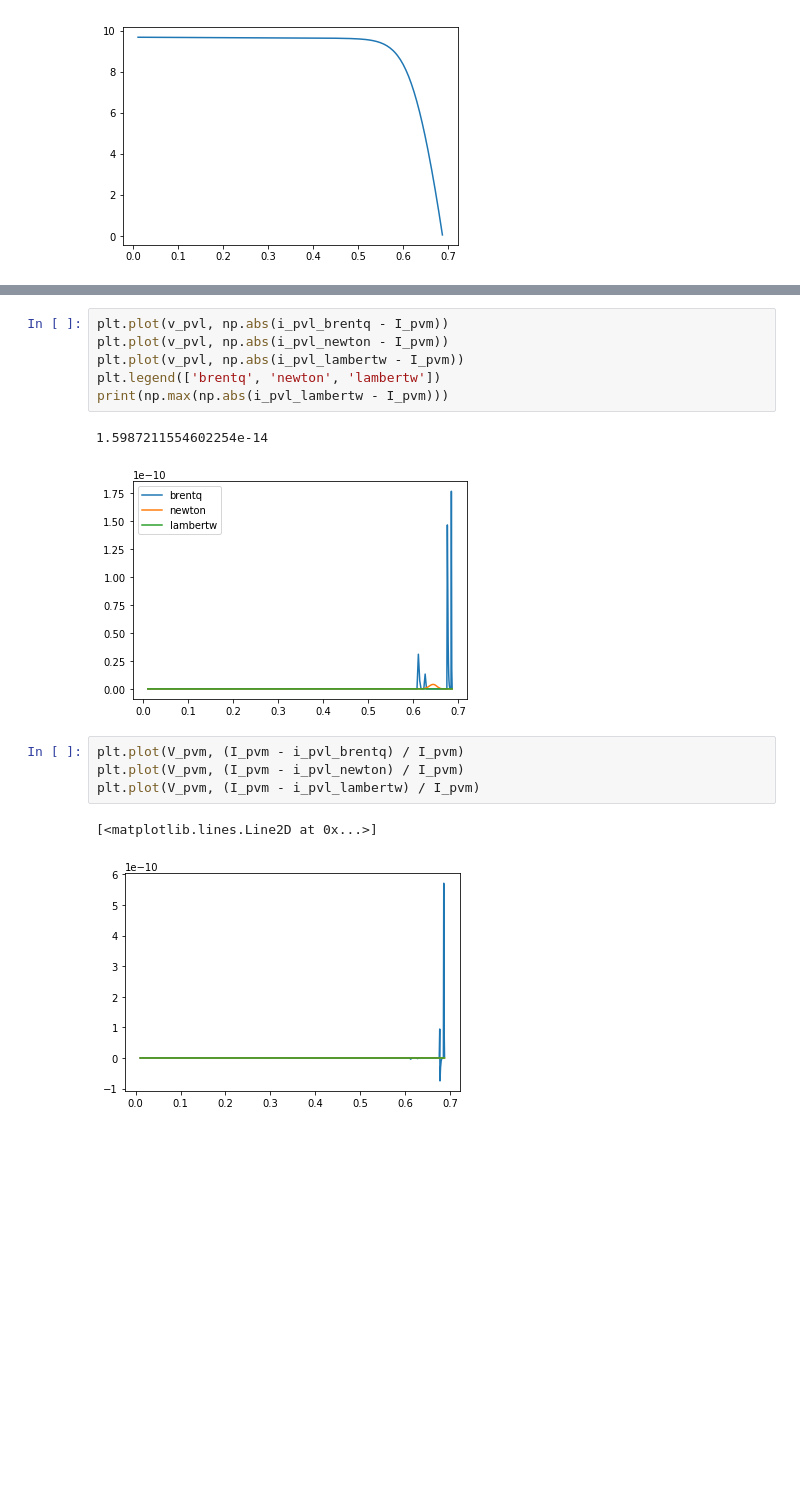
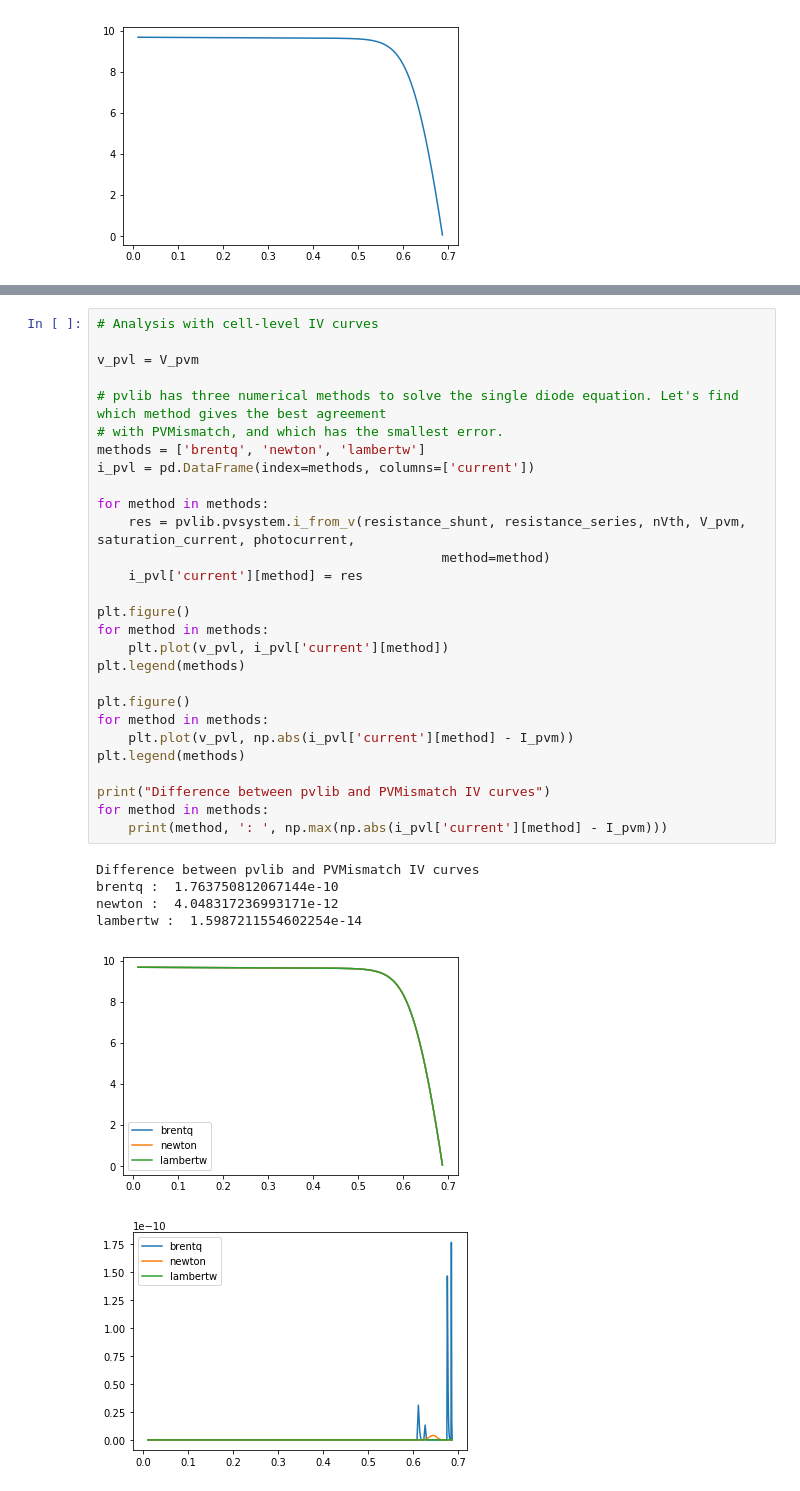
Before and after one commit to SunPower/PVMismatch, a Jupyter notebook: notebooks/basic_iv_curves.ipynb, the cells around one changed output, grey strips where cells are left out. Drawn from its saved outputs; the diff is of its cells as text; blank space fills up the shorter version.

```diff
--- a/notebooks/basic_iv_curves.ipynb
+++ b/notebooks/basic_iv_curves.ipynb
@@ -98,19 +64,38 @@ plt.plot(v_pvl, i_pvl_lambertw)
-# %%
-plt.plot(v_pvl, np.abs(i_pvl_brentq - I_pvm))
-plt.plot(v_pvl, np.abs(i_pvl_newton - I_pvm))
-plt.plot(v_pvl, np.abs(i_pvl_lambertw - I_pvm))
-plt.legend(['brentq', 'newton', 'lambertw'])
-print(np.max(np.abs(i_pvl_lambertw - I_pvm)))
-# %% [output]
-1.5987211554602254e-14
-[figure, removed]
-# %%
-plt.plot(V_pvm, (I_pvm - i_pvl_brentq) / I_pvm)
-plt.plot(V_pvm, (I_pvm - i_pvl_newton) / I_pvm)
-plt.plot(V_pvm, (I_pvm - i_pvl_lambertw) / I_pvm)
-# %% [output]
-[<matplotlib.lines.Line2D at 0x...>]
-[figure, removed]
+# %%
+# Analysis with cell-level IV curves
+
+v_pvl = V_pvm
+
+# pvlib has three numerical methods to solve the single diode equation. Let's find which method gives the best agreement
+# with PVMismatch, and which has the smallest error.
+methods = ['brentq', 'newton', 'lambertw']
+i_pvl = pd.DataFrame(index=methods, columns=['current'])
+
+for method in methods:
+    res = pvlib.pvsystem.i_from_v(resistance_shunt, resistance_series, nVth, V_pvm, saturation_current, photocurrent,
+                                            method=method)
+    i_pvl['current'][method] = res
+
+plt.figure()
+for method in methods:
+    plt.plot(v_pvl, i_pvl['current'][method])
+plt.legend(methods)
+
+plt.figure()
+for method in methods:
+    plt.plot(v_pvl, np.abs(i_pvl['current'][method] - I_pvm))
+plt.legend(methods)
+
+print("Difference between pvlib and PVMismatch IV curves")
+for method in methods:
+    print(method, ': ', np.max(np.abs(i_pvl['current'][method] - I_pvm)))
+# %% [output]
+Difference between pvlib and PVMismatch IV curves
+brentq :  1.763750812067144e-10
+newton :  4.048317236993171e-12
+lambertw :  1.5987211554602254e-14
+[figure, added]
+[figure, added]
 # %%
 def sde_resid(v, i, iph, io, rs, rsh, nNsVth):
     """
```
Also changed, not shown: parts of 14 cells of this notebook.
